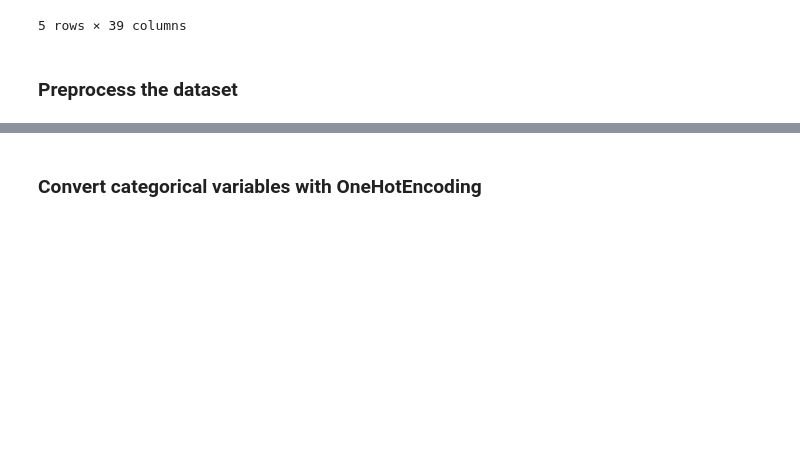
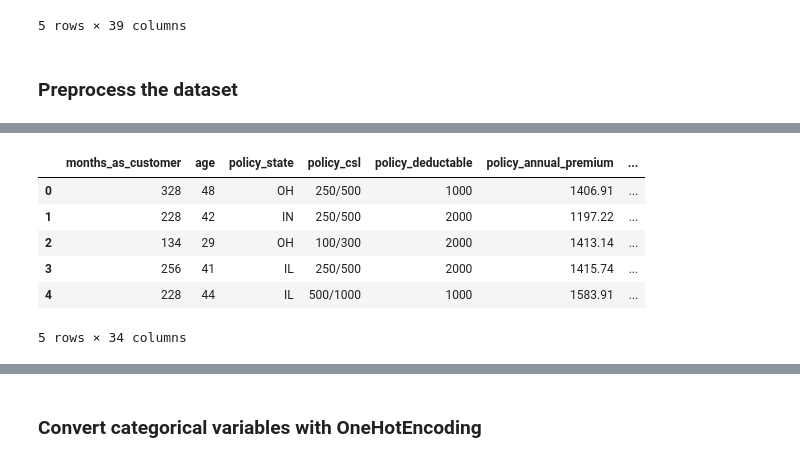
Before and after one commit to derekhuggens/Final-Project, a Jupyter notebook: ML_Model_JEM/ML_Model_Decision_Tree.ipynb, the cells around one changed output, grey strips where cells are left out. Saved outputs shown, nothing was run; the diff lists cells and outputs as text; code cells hidden in the pictures; blank space fills up the shorter version.

```diff
--- a/ML_Model_JEM/ML_Model_Decision_Tree.ipynb
+++ b/ML_Model_JEM/ML_Model_Decision_Tree.ipynb
@@ -129,0 +170,12 @@ insurance_df.head()
+# %%
+# Drop the columns with many distinct values (some have 900+)
+insurance_df.drop(columns=["policy_number", "policy_bind_date", "insured_zip", "incident_location", "incident_date"], inplace=True)
+insurance_df.head()
+# %% [output]
+|  | months_as_customer | age | policy_state | policy_csl | policy_deductable | policy_annual_premium | ... |
+| 0 | 328 | 48 | OH | 250/500 | 1000 | 1406.91 | ... |
+| 1 | 228 | 42 | IN | 250/500 | 2000 | 1197.22 | ... |
+| 2 | 134 | 29 | OH | 100/300 | 2000 | 1413.14 | ... |
+| 3 | 256 | 41 | IL | 250/500 | 2000 | 1415.74 | ... |
+| 4 | 228 | 44 | IL | 500/1000 | 1000 | 1583.91 | ... |
+5 rows × 34 columns
```
Also changed, not shown: parts of 11 cells of this notebook, 3 other files.
